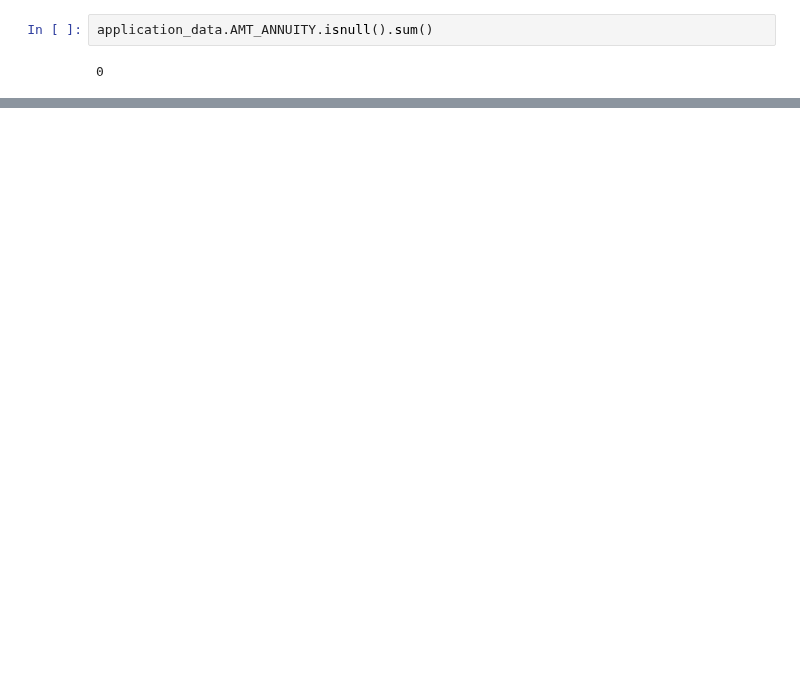
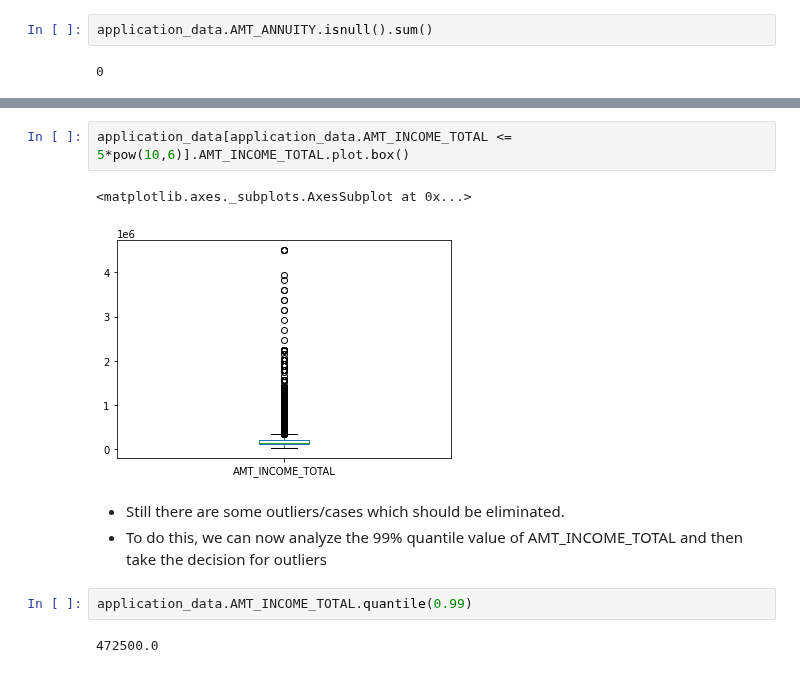
Before and after one commit to shardul-rajhans/Bank-Credit-Loan-Risk-Analytics-EDA, a Jupyter notebook: shardul_sohini_eda_case_study.ipynb, the cells around one changed output, grey strips where cells are left out. Cells and saved outputs as stored; diff of their text form; blank space fills up the shorter version.

```diff
--- a/shardul_sohini_eda_case_study.ipynb
+++ b/shardul_sohini_eda_case_study.ipynb
@@ -290,0 +561,12 @@ application_data.AMT_ANNUITY.isnull().sum()
+# %%
+application_data[application_data.AMT_INCOME_TOTAL <= 5*pow(10,6)].AMT_INCOME_TOTAL.plot.box()
+# %% [output]
+<matplotlib.axes._subplots.AxesSubplot at 0x...>
+[figure, added]
+# %% [markdown]
+- Still there are some outliers/cases which should be eliminated.
+- To do this, we can now analyze the 99% quantile value of AMT_INCOME_TOTAL and then take the decision for outliers
+# %%
+application_data.AMT_INCOME_TOTAL.quantile(0.99)
+# %% [output]
+472500.0
```
Also changed, not shown: parts of 57 cells of this notebook.
